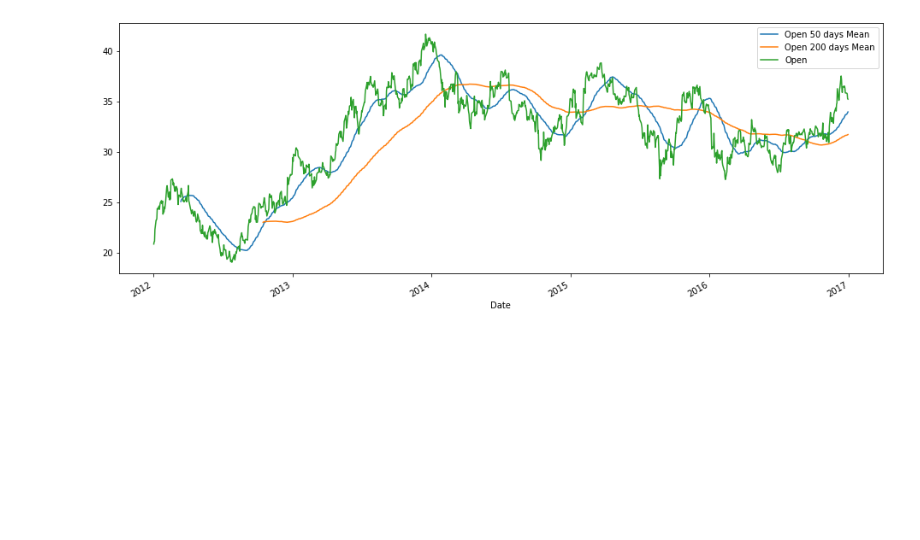
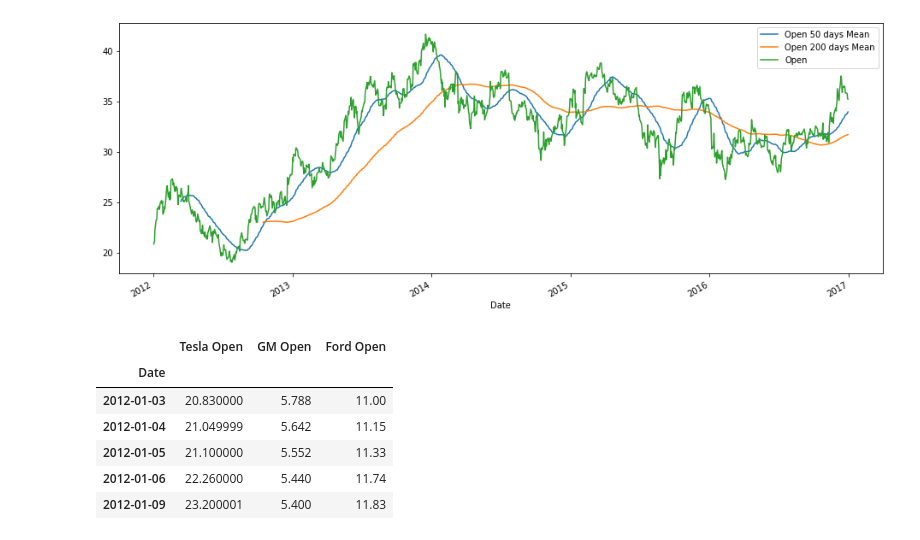
Before and after one commit to micka-sudo/analyse_bourse, a Jupyter notebook: analyse_tesla.ipynb, the cells around one changed output. Saved outputs shown, nothing was run; the diff lists cells and outputs as text; code cells hidden in the pictures; blank space fills up the shorter version.

```diff
--- a/analyse_tesla.ipynb
+++ b/analyse_tesla.ipynb
@@ -111,0 +116,10 @@ gm[['Open 50 days Mean', 'Open 200 days Mean', 'Open']].plot(figsize=(16,6))
+# %%
+df.head()
+# %% [output]
+|  | Tesla Open | GM Open | Ford Open |
+| Date |  |  |  |
+| 2012-01-03 | 20.830000 | 5.788 | 11.00 |
+| 2012-01-04 | 21.049999 | 5.642 | 11.15 |
+| 2012-01-05 | 21.100000 | 5.552 | 11.33 |
+| 2012-01-06 | 22.260000 | 5.440 | 11.74 |
+| 2012-01-09 | 23.200001 | 5.400 | 11.83 |
```
Also changed, not shown: parts of 4 cells of this notebook.
